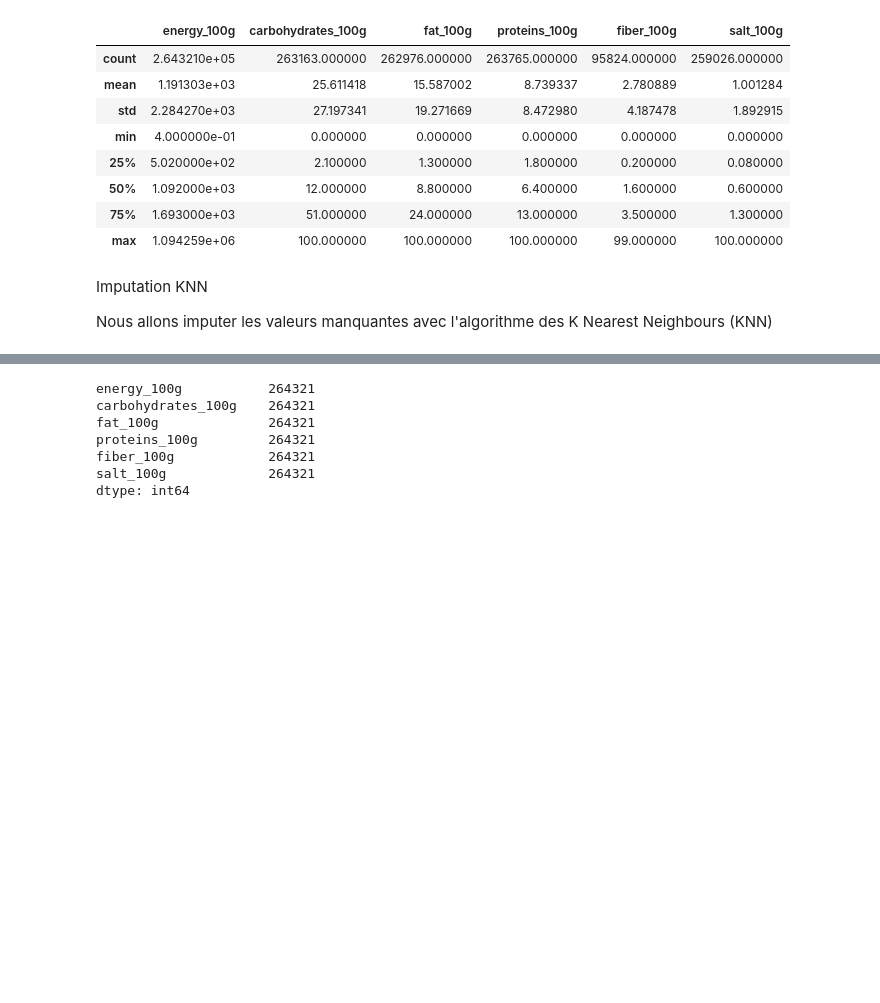
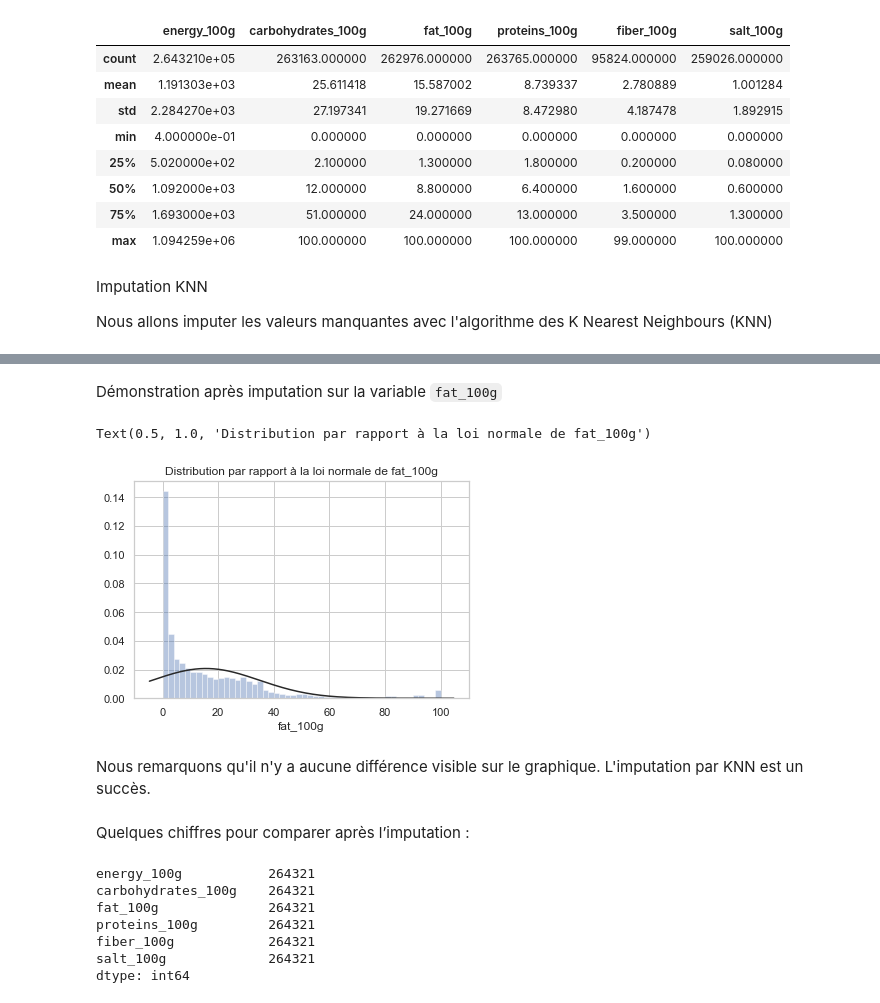
Before and after one commit to Abdess/sante_publique_france, a Jupyter notebook: P3_01_nettoyage.ipynb, the cells around one changed output, grey strips where cells are left out. Cells and saved outputs as stored; diff of their text form; code cells hidden in the pictures; blank space fills up the shorter version.

````diff
--- a/P3_01_nettoyage.ipynb
+++ b/P3_01_nettoyage.ipynb
@@ -1787,8 +1806,23 @@ imputed_df_nutrients = pd.DataFrame(imputed_facts, columns=facts_for_analysis)
 
 for facts in facts_for_analysis:
     df_nutrients[facts] = imputed_df_nutrients[facts].values
+# %% [markdown]
+Démonstration après imputation sur la variable ```fat_100g```
 # %%
-# TODO : Plot de distribution avec superposition de loi normale
+# Plot de distribution avec superposition de loi normale
+import scipy.stats as stats
+sns.set_style("whitegrid")
+
+kstest = stats.kstest(df_nutrients['fat_100g'].notnull(),'norm')
+ax = sns.distplot(df_nutrients['fat_100g'], fit=stats.norm, kde=False)
+ax.set_title("Distribution par rapport à la loi normale de {}".format('fat_100g'))
+# %% [output]
+Text(0.5, 1.0, 'Distribution par rapport à la loi normale de fat_100g')
+[figure, added]
+# %% [markdown]
+Nous remarquons qu'il n'y a aucune différence visible sur le graphique. L'imputation par KNN est un succès.
+# %% [markdown]
+Quelques chiffres pour comparer après l’imputation :
 # %%
 df_nutrients[facts_for_analysis].count()
 # %% [output]
````
Also changed, not shown: parts of 22 cells of this notebook, 1 other file.
